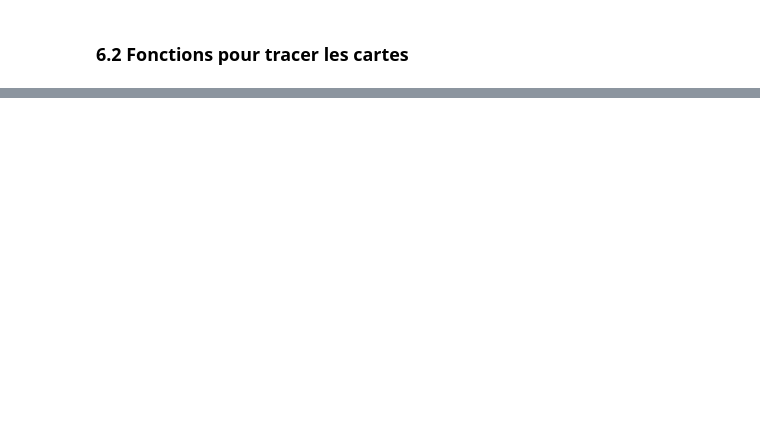
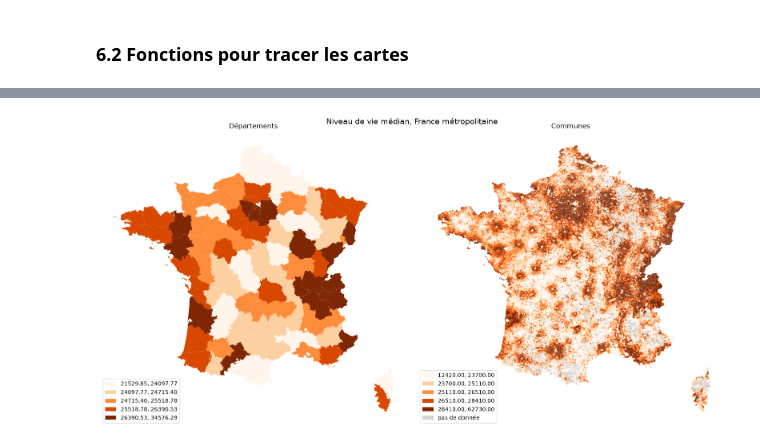
Before and after one commit to amauplot/github_killer, a Jupyter notebook: I.B.Base_Finale.ipynb, the cells around one changed output, grey strips where cells are left out. Saved outputs shown, nothing was run; the diff lists cells and outputs as text; code cells hidden in the pictures; blank space fills up the shorter version.

```diff
--- a/I.B.Base_Finale.ipynb
+++ b/I.B.Base_Finale.ipynb
@@ -560,0 +527,5 @@ Hôpitaux au total : 2479
+# %%
+cote_a_cote("revenu_median", "Niveau de vie médian, France métropolitaine",
+            cmap="Oranges", fichier="../figures/revenu_dep_commune.png")
+# %% [output]
+[figure, added]
```
Also changed, not shown: parts of 19 cells of this notebook, 7 other files.
